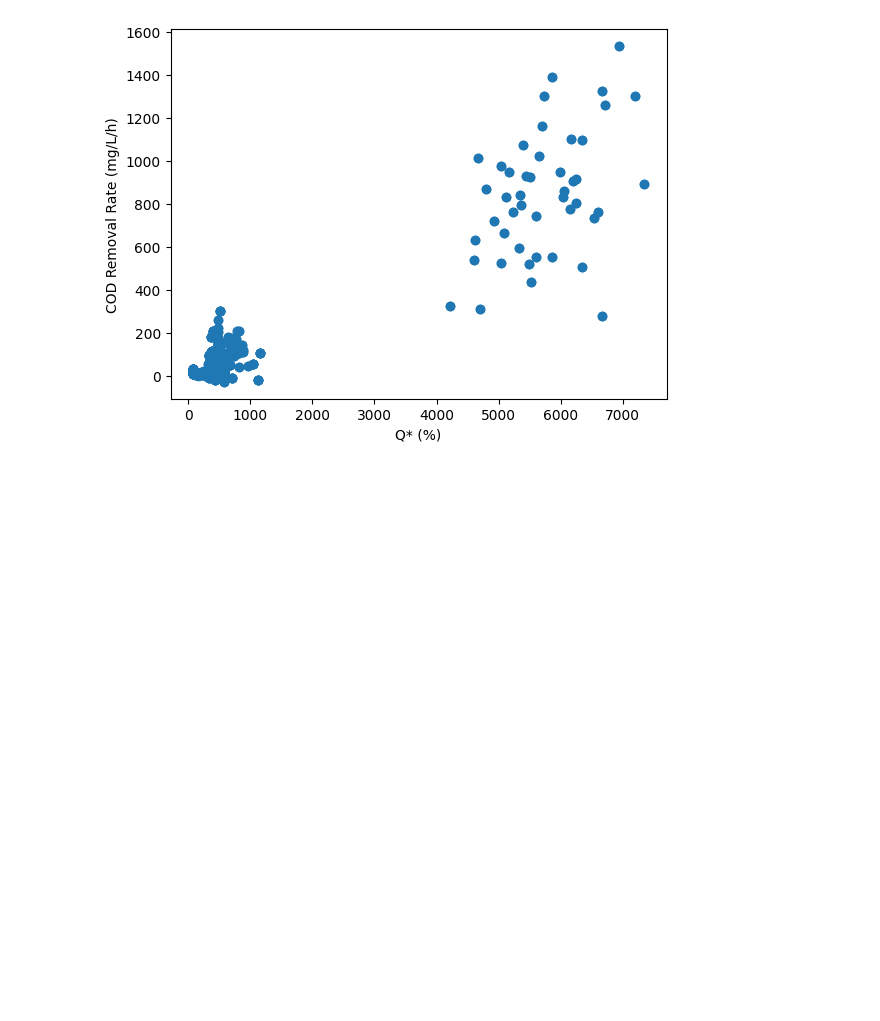
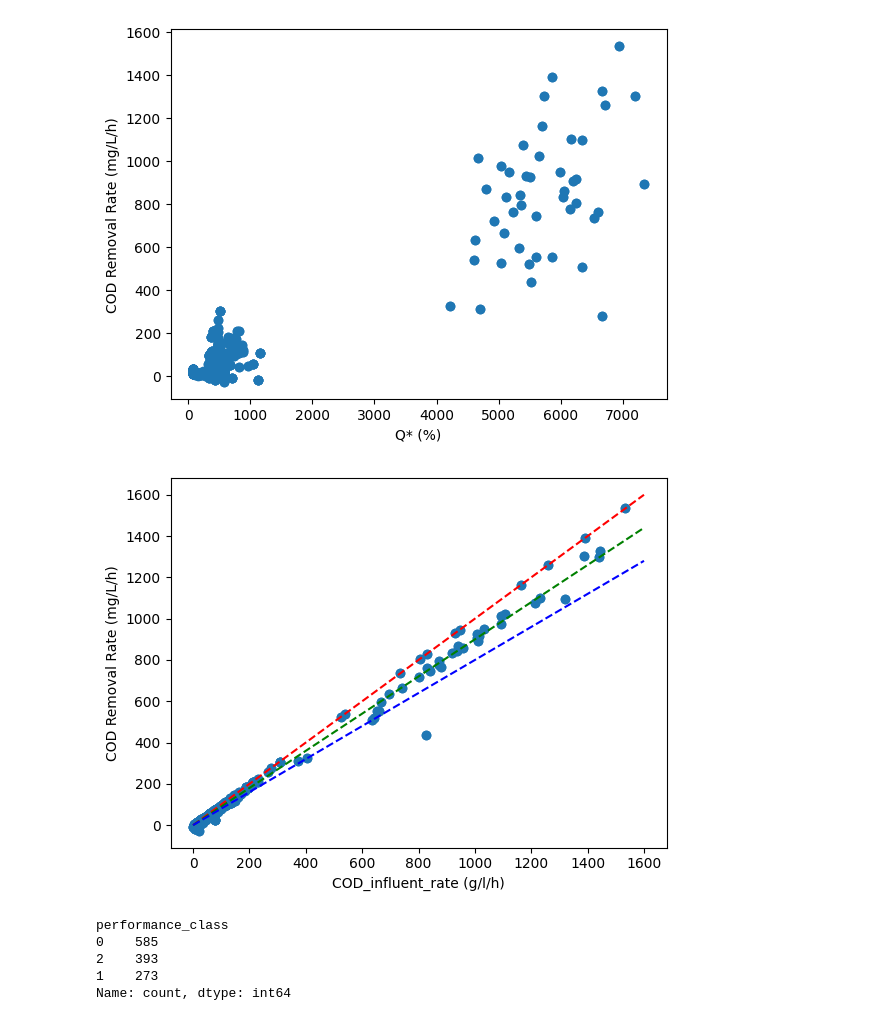
Before and after one commit to jaewook-lee4014/Microbiome, a Jupyter notebook: 1. DataPreprocessing/Visualisation_COD_metrix.ipynb, the cells around one changed output. Cells and saved outputs as stored; diff of their text form; code cells hidden in the pictures; blank space fills up the shorter version.

```diff
--- a/1. DataPreprocessing/Visualisation_COD_metrix.ipynb
+++ b/1. DataPreprocessing/Visualisation_COD_metrix.ipynb
@@ -150,3 +148,34 @@ plt.ylabel('COD Removal Rate (mg/L/h)')
 plt.show()
 # %% [output]
 [figure]
+# %%
+original_df['COD_influent_rate (g/l/h)'] =  original_df['COD (mg/l) In'] * original_df['Actual Inf rate (m3/d)'] /(original_df['Volume of aeration tanks (m3)']*24)
+plt.scatter(original_df['COD_influent_rate (g/l/h)'], original_df['COD Removal Rate (mg/L/h)'])
+plt.ylabel('COD Removal Rate (mg/L/h)')
+plt.xlabel('COD_influent_rate (g/l/h)')
+
+# Diagonal (예측 = 실제)
+# 100 % efficiency line
+min_val = 0
+max_val = 1600
+plt.plot([min_val, max_val], [min_val, max_val], 'r--', label='Ideal')
+
+# 90 % efficiency line
+plt.plot([min_val, max_val], [min_val, max_val*0.9], 'g--', label='90% Efficiency')
+
+# 80 % efficiency line
+plt.plot([min_val, max_val], [min_val, max_val*0.8], 'b--', label='80% Efficiency')
+
+plt.show()
+# %% [output]
+[figure, added]
+# %%
+original_df['efficiency'] = original_df['COD Removal Rate (mg/L/h)'] / original_df['COD_influent_rate (g/l/h)']
+original_df['performance_class'] = original_df['efficiency'].apply(lambda x: 2 if x > 0.9 else 1 if x > 0.8 else 0)
+original_df['performance_class'].value_counts()
+# %% [output]
+performance_class
+0    585
+2    393
+1    273
+Name: count, dtype: int64
```
Also changed, not shown: parts of 2 cells of this notebook, 8 other files.
